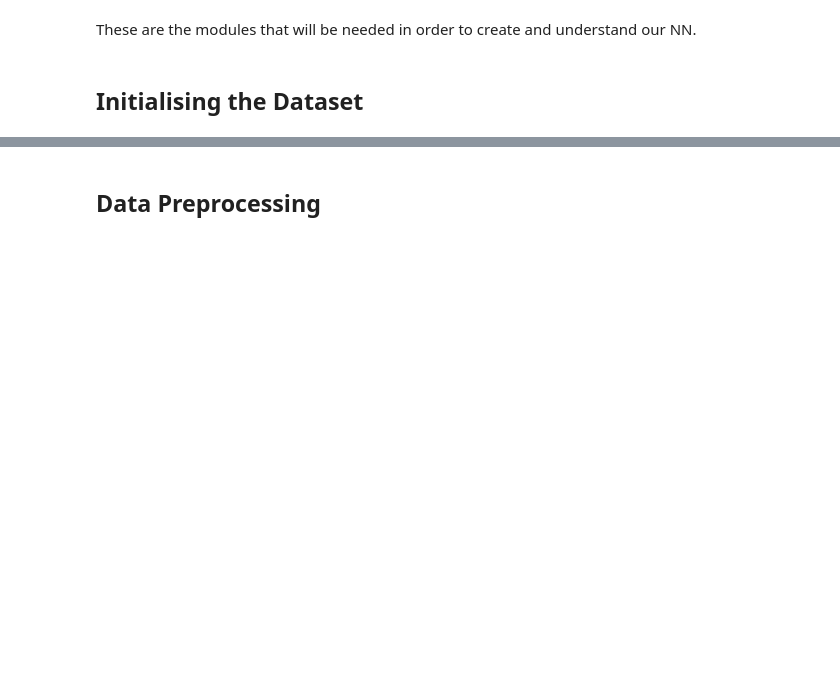
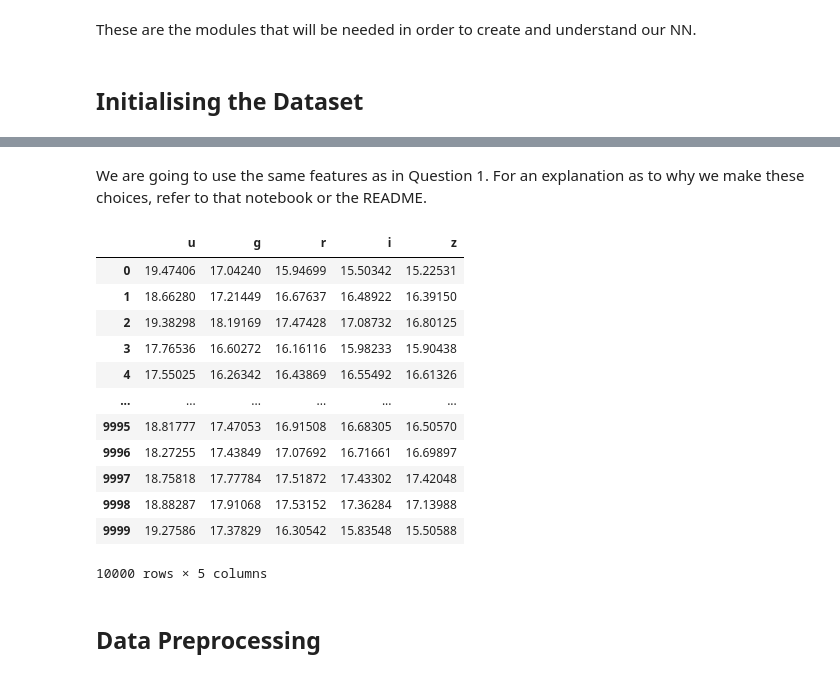
Before and after one commit to Ryan-Ursell/SDSS-DR14-Classification, a Jupyter notebook: py/Q2_folder/Q2.ipynb, the cells around one changed output, grey strips where cells are left out. Cells and saved outputs as stored; diff of their text form; code cells hidden in the pictures; blank space fills up the shorter version.

Commit message:
Add explanation in markdown for Initialising the Dataset

```diff
--- a/py/Q2_folder/Q2.ipynb
+++ b/py/Q2_folder/Q2.ipynb
@@ -101,7 +113,23 @@ I am going to start off using the same features as in Q1.
+# %% [markdown]
+We are going to use the same features as in Question 1. For an explanation as to why we make these choices, refer to that notebook or the README.
 # %%
 features = data[['u', 'g', 'r', 'i', 'z']]
 labels = data['class']
-#features
+features
+# %% [output]
+|  | u | g | r | i | z |
+| 0 | 19.47406 | 17.04240 | 15.94699 | 15.50342 | 15.22531 |
+| 1 | 18.66280 | 17.21449 | 16.67637 | 16.48922 | 16.39150 |
+| 2 | 19.38298 | 18.19169 | 17.47428 | 17.08732 | 16.80125 |
+| 3 | 17.76536 | 16.60272 | 16.16116 | 15.98233 | 15.90438 |
+| 4 | 17.55025 | 16.26342 | 16.43869 | 16.55492 | 16.61326 |
+| ... | ... | ... | ... | ... | ... |
+| 9995 | 18.81777 | 17.47053 | 16.91508 | 16.68305 | 16.50570 |
+| 9996 | 18.27255 | 17.43849 | 17.07692 | 16.71661 | 16.69897 |
+| 9997 | 18.75818 | 17.77784 | 17.51872 | 17.43302 | 17.42048 |
+| 9998 | 18.88287 | 17.91068 | 17.53152 | 17.36284 | 17.13988 |
+| 9999 | 19.27586 | 17.37829 | 16.30542 | 15.83548 | 15.50588 |
+10000 rows × 5 columns
 # %% [markdown]
 ## Data Preprocessing
 # %% [markdown]
```
Also changed, not shown: parts of 3 cells of this notebook.
